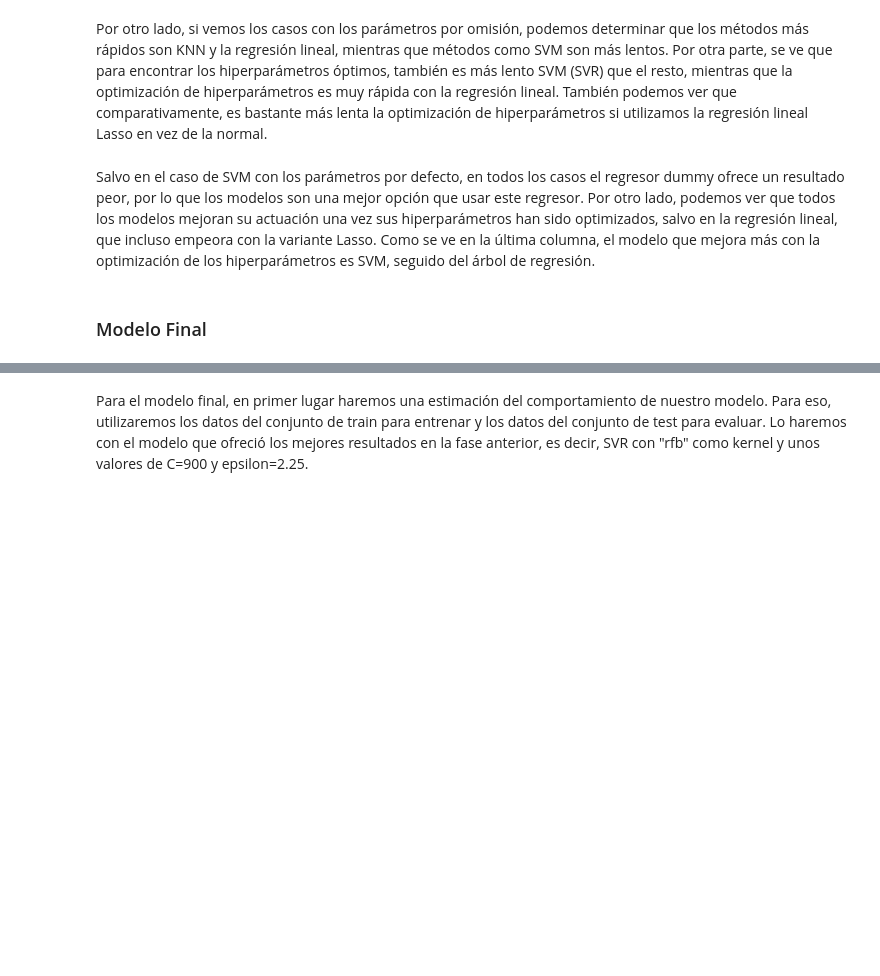
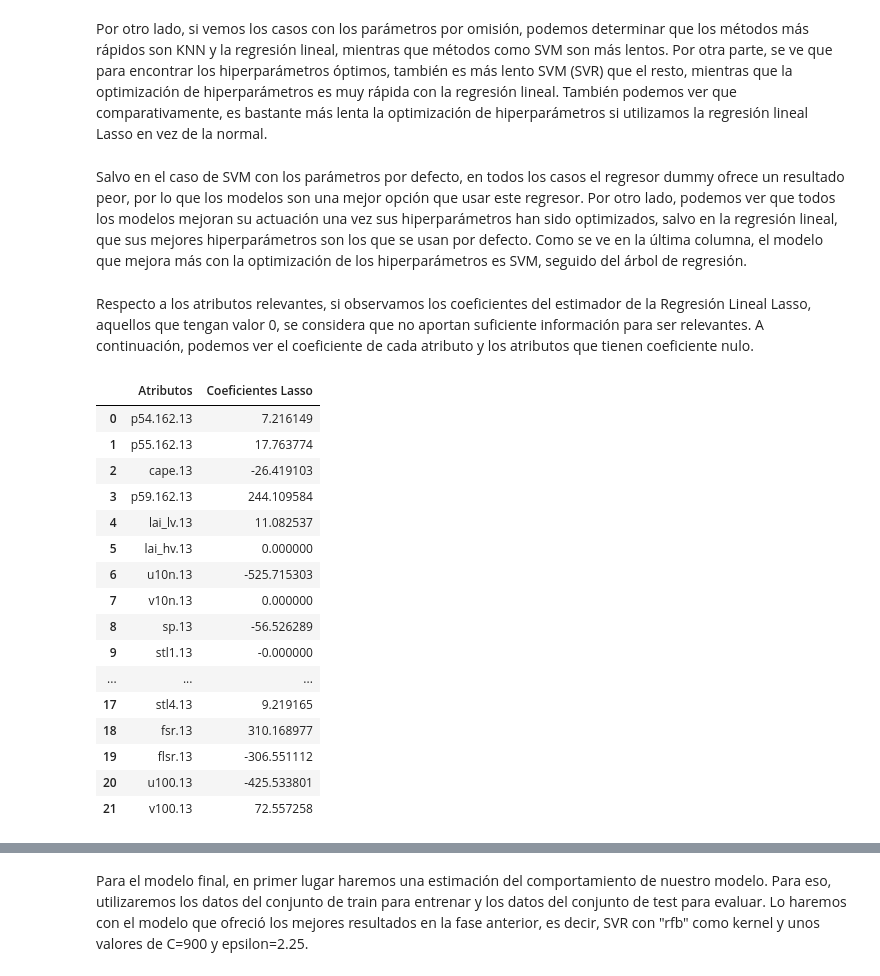
Before and after one commit to RodrigoMaroto/Practica1-ML, a Jupyter notebook: Parte1.ipynb, the cells around one changed output, grey strips where cells are left out. Cells and saved outputs as stored; diff of their text form; code cells hidden in the pictures; blank space fills up the shorter version.

```diff
--- a/Parte1.ipynb
+++ b/Parte1.ipynb
@@ -421,7 +410,30 @@ Se puede concluir que el modelo que mejor resultado arroja es SVM con los parám
 # %% [markdown]
 Por otro lado, si vemos los casos con los parámetros por omisión, podemos determinar que los métodos más rápidos son KNN y la regresión lineal, mientras que métodos como SVM son más lentos. Por otra parte, se ve que para encontrar los hiperparámetros óptimos, también es más lento SVM (SVR) que el resto, mientras que la optimización de hiperparámetros es muy rápida con la regresión lineal. También podemos ver que comparativamente, es bastante más lenta la optimización de hiperparámetros si utilizamos la regresión lineal Lasso en vez de la normal.
 # %% [markdown]
-Salvo en el caso de SVM con los parámetros por defecto, en todos los casos el regresor dummy ofrece un resultado peor, por lo que los modelos son una mejor opción que usar este regresor. Por otro lado, podemos ver que todos los modelos mejoran su actuación una vez sus hiperparámetros han sido optimizados, salvo en la regresión lineal, que incluso empeora con la variante Lasso.
+Salvo en el caso de SVM con los parámetros por defecto, en todos los casos el regresor dummy ofrece un resultado peor, por lo que los modelos son una mejor opción que usar este regresor. Por otro lado, podemos ver que todos los modelos mejoran su actuación una vez sus hiperparámetros han sido optimizados, salvo en la regresión lineal, que sus mejores hiperparámetros son los que se usan por defecto.
 Como se ve en la última columna, el modelo que mejora más con la optimización de los hiperparámetros es SVM, seguido del árbol de regresión.
-# %% [markdown]
-### Modelo Final
+# %% [markdown]
+Respecto a los atributos relevantes, si observamos los coeficientes del estimador de la Regresión Lineal Lasso, aquellos que tengan valor 0, se considera que no aportan suficiente información para ser relevantes. A continuación, podemos ver el coeficiente de cada atributo y los atributos que tienen coeficiente nulo.
+# %%
+coeficients = grid_lasso.best_estimator_["lasso"].coef_
+attributes = wind_ava.drop(['energy'], axis='columns').columns
+df = pd.DataFrame({"Atributos":attributes, "Coeficientes Lasso": coeficients})
+df
+# %% [output]
+|  | Atributos | Coeficientes Lasso |
+| 0 | p54.162.13 | 7.216149 |
+| 1 | p55.162.13 | 17.763774 |
+| 2 | cape.13 | -26.419103 |
+| 3 | p59.162.13 | 244.109584 |
+| 4 | lai_lv.13 | 11.082537 |
+| 5 | lai_hv.13 | 0.000000 |
+| 6 | u10n.13 | -525.715303 |
+| 7 | v10n.13 | 0.000000 |
+| 8 | sp.13 | -56.526289 |
+| 9 | stl1.13 | -0.000000 |
+| ... | ... | ... |
+| 17 | stl4.13 | 9.219165 |
+| 18 | fsr.13 | 310.168977 |
+| 19 | flsr.13 | -306.551112 |
+| 20 | u100.13 | -425.533801 |
+| 21 | v100.13 | 72.557258 |
```
Also changed, not shown: parts of 18 cells of this notebook, 1 other file.
